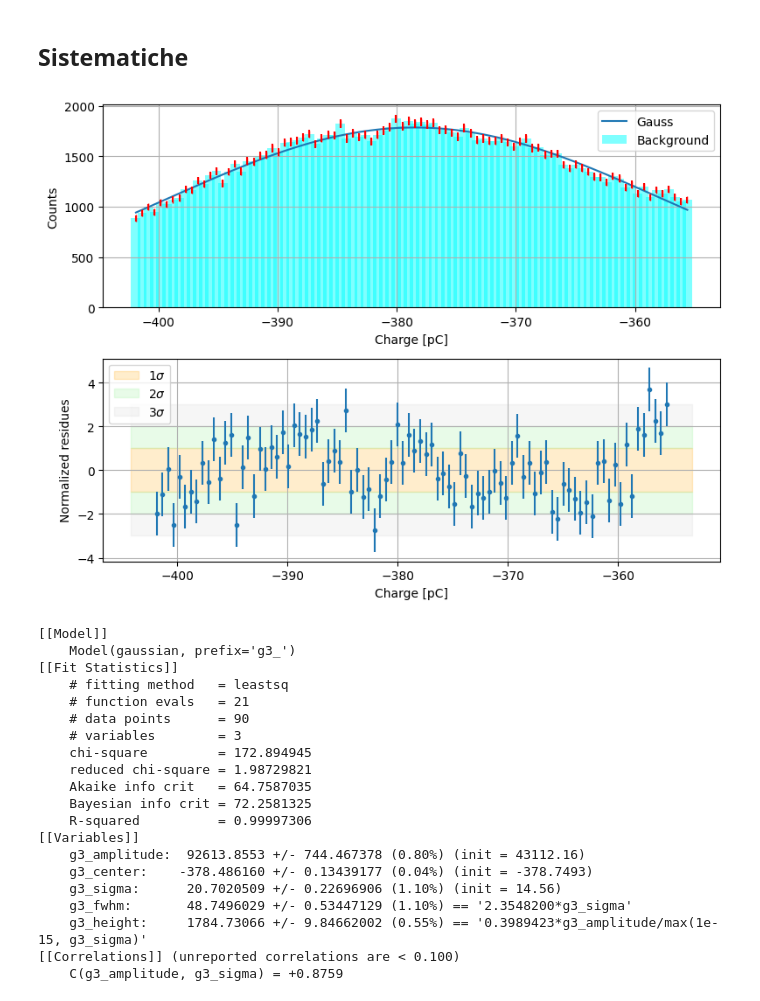
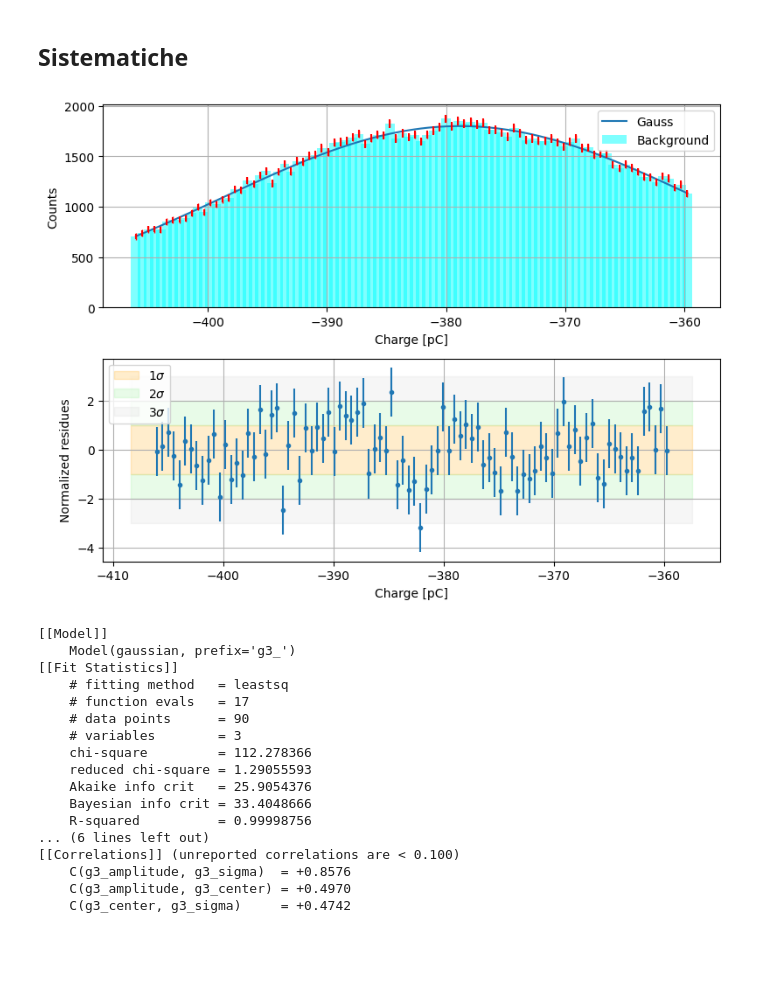
Before and after one commit to 0-DvD-0/Sfera, a Jupyter notebook: Jupyter/Fit_all_prova_ripulito.ipynb, the cells around one changed output. Saved outputs shown, nothing was run; the diff lists cells and outputs as text; code cells hidden in the pictures; blank space fills up the shorter version.

```diff
--- a/Jupyter/Fit_all_prova_ripulito.ipynb
+++ b/Jupyter/Fit_all_prova_ripulito.ipynb
@@ -65,7 +65,7 @@ lim_list = [[-600, -165],  #ch0
             [-500, -180],  #ch7
             [-600, -170],  #ch8
             [-500, -160],  #ch9
-            [-600, -130],  #ch10
+            [-500, -190],  #ch10
             [-600, -165],  #ch11
             [-1, -1],      #ch12
             [-1, -1],      #ch13
@@ -381,7 +381,7 @@ sist_lim_list = [[510, 605],  #ch0
                 [250, 350],  #ch7
                 [500, 600],  #ch8
                 [340, 470],  #ch9
-                [380, 470],  #ch10
+                [180, 270],  #ch10
                 [-600, -165],  #ch11
                 [-1, -1],  #ch12
                 [-1, -1],  #ch13
@@ -416,54 +416,51 @@ comps = result2.eval_components()                        #Plotto il best fit + l
 ax1.plot(sist_cntr, comps['g3_'], label='Gauss')
 
 ax1.legend()
 ax1.errorbar(sist_cntr, sist_bin, sist_err, color = "red", fmt='|')
 ax1.grid()
 
 residueGauss = sist_bin - result2.best_fit
 norm_res_gauss = residueGauss / sist_err
 
 ax2.errorbar(sist_cntr, norm_res_gauss, 1, ls = "", marker = ".")
 ax2.grid()
 
 ax2.set_xlabel('Charge [pC]')
 ax2.set_ylabel('Normalized residues')
 
 xlim = ax2.get_xlim()
 
 ax2.fill_between(xlim, [-1, -1], [1, 1], color = "orange", alpha = 0.2, label = r'$1\sigma$')
 ax2.fill_between(xlim, [-2, -2], [-1, -1], color = "lightgreen", alpha = 0.2, label = r'$2\sigma$')
 ax2.fill_between(xlim, [1, 1], [2, 2], color = "lightgreen", alpha = 0.2)
 ax2.fill_between(xlim, [2, 2], [3, 3], color = "lightgray", alpha = 0.2, label = r'$3\sigma$')
 ax2.fill_between(xlim, [-3, -3], [-2, -2], color = "lightgray", alpha = 0.2)
 
 ax2.legend()
 fig.tight_layout()
 plt.show()
 
 
 print(result2.fit_report())
 # %% [output]
-[figure, old version]
+[figure, new version]
 [[Model]]
     Model(gaussian, prefix='g3_')
 [[Fit Statistics]]
     # fitting method   = leastsq
-    # function evals   = 21
+    # function evals   = 17
     # data points      = 90
     # variables        = 3
-    chi-square         = 172.894945
-    reduced chi-square = 1.98729821
-    Akaike info crit   = 64.7587035
-    Bayesian info crit = 72.2581325
-    R-squared          = 0.99997306
-[[Variables]]
-    g3_amplitude:  92613.8553 +/- 744.467378 (0.80%) (init = 43112.16)
-    g3_center:    -378.486160 +/- 0.13439177 (0.04%) (init = -378.7493)
-    g3_sigma:      20.7020509 +/- 0.22696906 (1.10%) (init = 14.56)
-    g3_fwhm:       48.7496029 +/- 0.53447129 (1.10%) == '2.3548200*g3_sigma'
-    g3_height:     1784.73066 +/- 9.84662002 (0.55%) == '0.3989423*g3_amplitude/max(1e-15, g3_sigma)'
+    chi-square         = 112.278366
+    reduced chi-square = 1.29055593
+    Akaike info crit   = 25.9054376
+    Bayesian info crit = 33.4048666
+    R-squared          = 0.99998756
+... (6 lines left out)
 [[Correlations]] (unreported correlations are < 0.100)
-    C(g3_amplitude, g3_sigma) = +0.8759
+    C(g3_amplitude, g3_sigma)  = +0.8576
+    C(g3_amplitude, g3_center) = +0.4970
+    C(g3_center, g3_sigma)     = +0.4742
 # %%
 print(f'La sistematica è {result.params["g1_center"].value - result2.params["g3_center"].value}')
 # %% [output]
```
Also changed, not shown: parts of 4 cells of this notebook.
